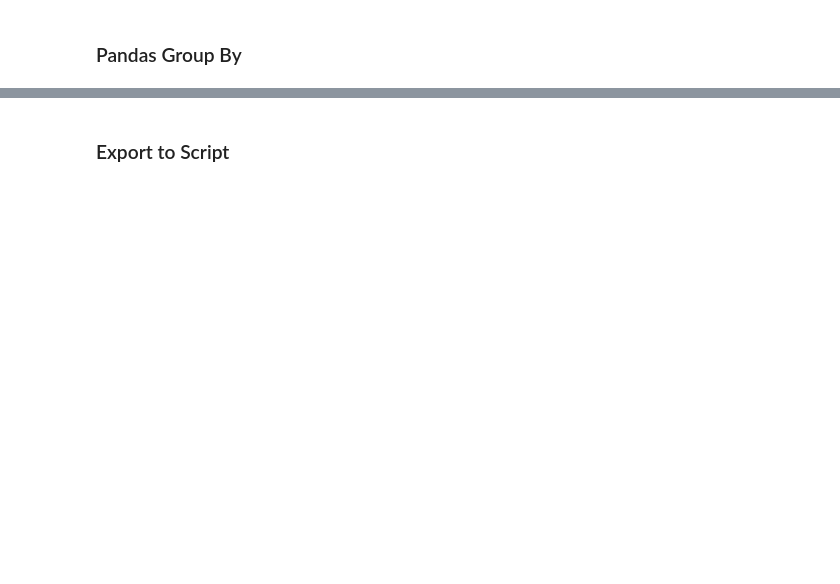
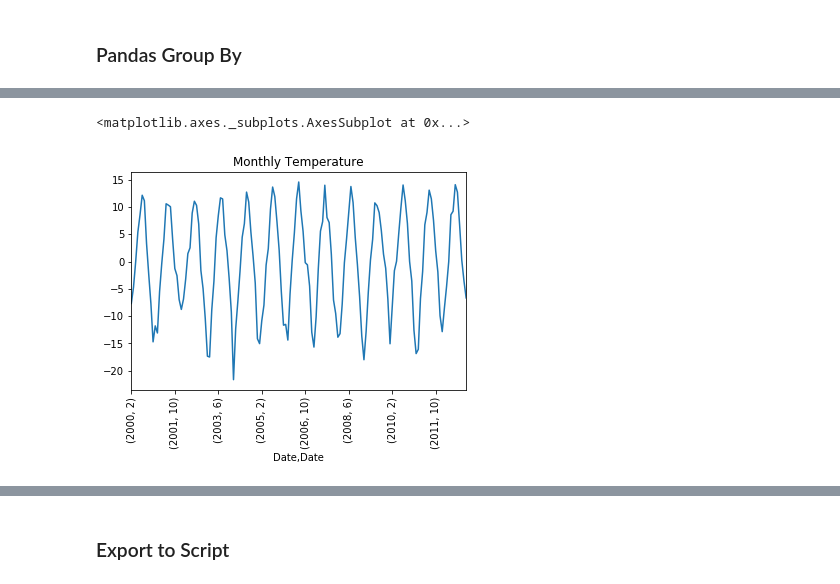
Before and after one commit to mbstacy/Python_ERS_2017, a Jupyter notebook: python_week2ers.ipynb, the cells around one changed output, grey strips where cells are left out. Drawn from its saved outputs; the diff is of its cells as text; code cells hidden in the pictures; blank space fills up the shorter version.

```diff
--- a/python_week2ers.ipynb
+++ b/python_week2ers.ipynb
@@ -327,2 +414,6 @@ myplot(rf_data.index, rf_data['GF_NDVI'],'g-',"NDVI","Date","NDVI")
 # %% [markdown]
 ### Pandas Group By
+# %%
+grouped = mdf.groupby([mdf['Date'].map(lambda x: x.year) ,mdf['Date'].map(lambda x: x.month),])
+grouped['Ta_mean (Deg C)'].agg(['min','mean','max','std','size'])
+#mdf
@@ -328,0 +440,7 @@ myplot(rf_data.index, rf_data['GF_NDVI'],'g-',"NDVI","Date","NDVI")
+# %%
+#grp1= grouped['Ta_mean (Deg C)'].agg(['min','mean','max','std','size'])
+grp1 = grouped['Ta_min (Deg C)'].mean()
+grp1.plot(x='Date',rot=90, title="Monthly Temperature")
+# %% [output]
+<matplotlib.axes._subplots.AxesSubplot at 0x...>
+[figure, added]
```
Also changed, not shown: parts of 24 cells of this notebook, 8 other files.
